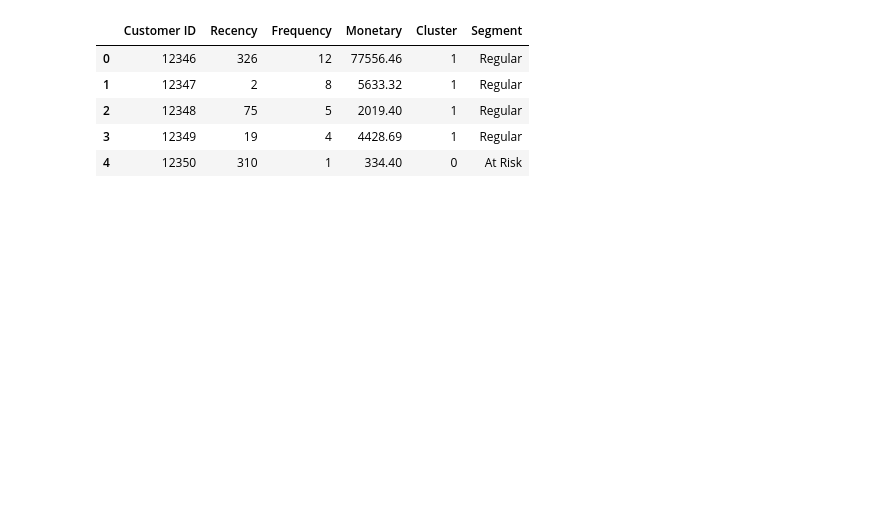
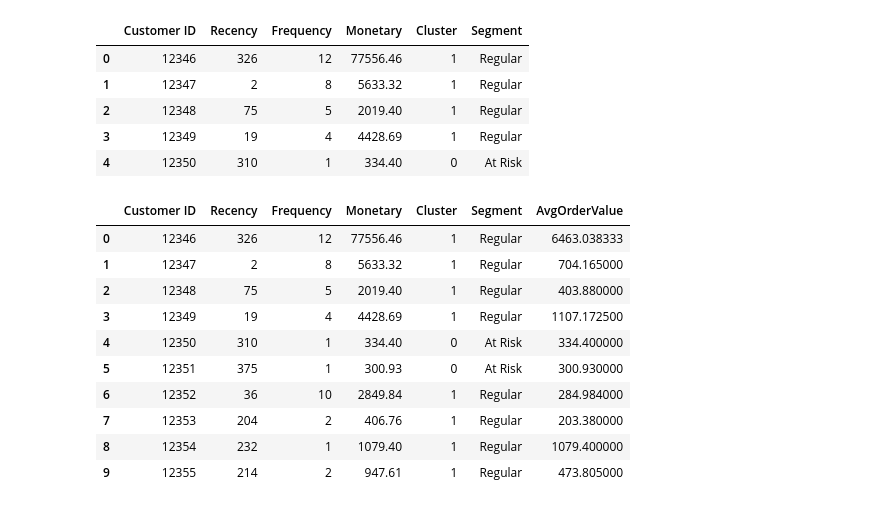
Before and after one commit to raheel-9deem/E-commerce-Intellegence-System, a Jupyter notebook: notebooks/06_clv.ipynb, the cells around one changed output. Cells and saved outputs as stored; diff of their text form; code cells hidden in the pictures; blank space fills up the shorter version.

```diff
--- a/notebooks/06_clv.ipynb
+++ b/notebooks/06_clv.ipynb
@@ -13,3 +13,17 @@ df.head()
 | 4 | 12350 | 310 | 1 | 334.40 | 0 | At Risk |
 # %%
 df['AvgOrderValue'] = df['Monetary'] / df['Frequency']
+# %%
+df.head(10)
+# %% [output]
+|  | Customer ID | Recency | Frequency | Monetary | Cluster | Segment | AvgOrderValue |
+| 0 | 12346 | 326 | 12 | 77556.46 | 1 | Regular | 6463.038333 |
+| 1 | 12347 | 2 | 8 | 5633.32 | 1 | Regular | 704.165000 |
+| 2 | 12348 | 75 | 5 | 2019.40 | 1 | Regular | 403.880000 |
+| 3 | 12349 | 19 | 4 | 4428.69 | 1 | Regular | 1107.172500 |
+| 4 | 12350 | 310 | 1 | 334.40 | 0 | At Risk | 334.400000 |
+| 5 | 12351 | 375 | 1 | 300.93 | 0 | At Risk | 300.930000 |
+| 6 | 12352 | 36 | 10 | 2849.84 | 1 | Regular | 284.984000 |
+| 7 | 12353 | 204 | 2 | 406.76 | 1 | Regular | 203.380000 |
+| 8 | 12354 | 232 | 1 | 1079.40 | 1 | Regular | 1079.400000 |
+| 9 | 12355 | 214 | 2 | 947.61 | 1 | Regular | 473.805000 |
```
Also changed, not shown: parts of 14 cells of this notebook.
